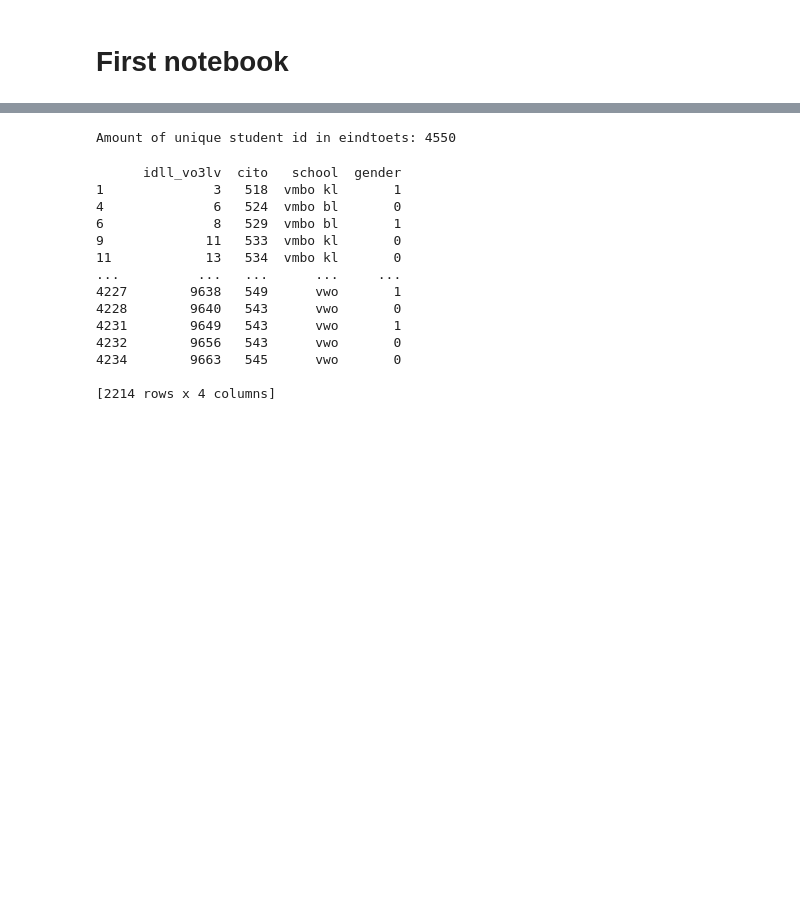
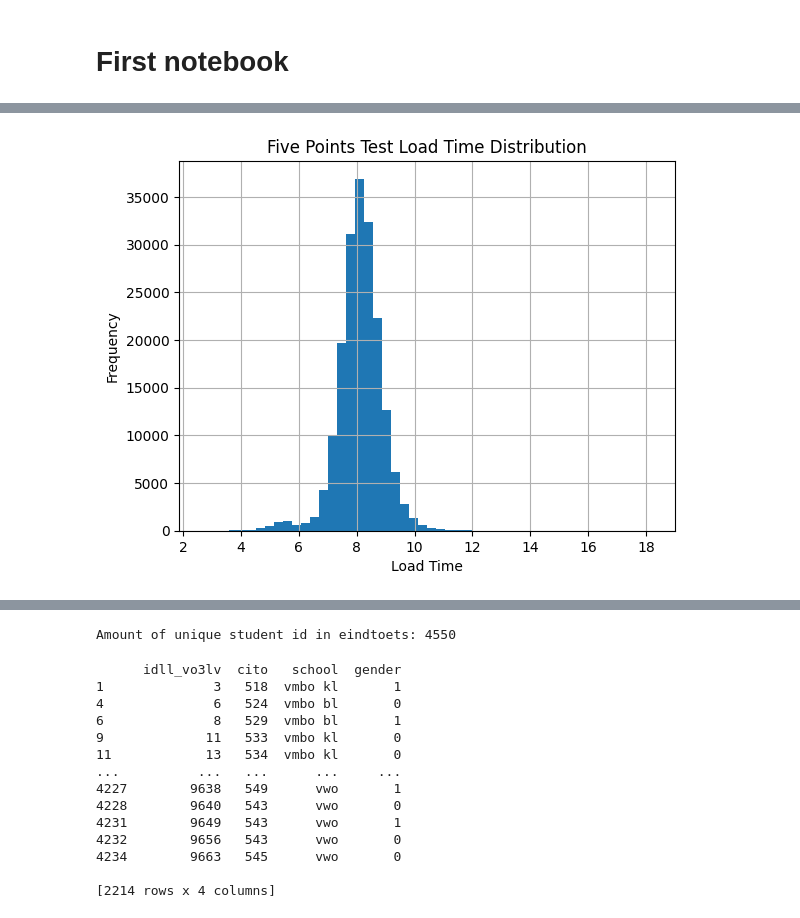
Before and after one commit to RowanBattles/Group4AI, a Jupyter notebook: Workbook.ipynb, the cells around one changed output, grey strips where cells are left out. Saved outputs shown, nothing was run; the diff lists cells and outputs as text; code cells hidden in the pictures; blank space fills up the shorter version.

```diff
--- a/Workbook.ipynb
+++ b/Workbook.ipynb
@@ -19,0 +65,5 @@ dfFivePoints.head()
+# %%
+# Sort by timestampsm
+dfFivePoints = dfFivePoints.sort_values(by='timestampsm', ascending=True)
+
+dfFivePoints.head()
@@ -19,0 +77,5 @@ dfFivePoints.head()
+# %%
+# Sort by timestampsm
+dfFivePoints = dfFivePoints.sort_values(by='timestampsm', ascending=False)
+
+dfFivePoints.head()
@@ -19,0 +89,17 @@ dfFivePoints.head()
+# %%
+# Visualize boxplot timestampsm
+import numpy as np
+# Log scale
+dfFivePoints['timestampsmlog'] = dfFivePoints['timestampsm'].apply(lambda x: np.log(x))
+
+# Make a histogram of the timestampsm column
+dfFivePoints['timestampsmlog'].hist(bins=50)
+
+# X-axis label
+plt.xlabel('Load Time')
+plt.ylabel('Frequency')
+plt.title('Five Points Test Load Time Distribution')
+
+dfFivePoints.drop('timestampsmlog', axis=1, inplace=True)
+# %% [output]
+[figure, added]
```
Also changed, not shown: parts of 8 cells of this notebook.
